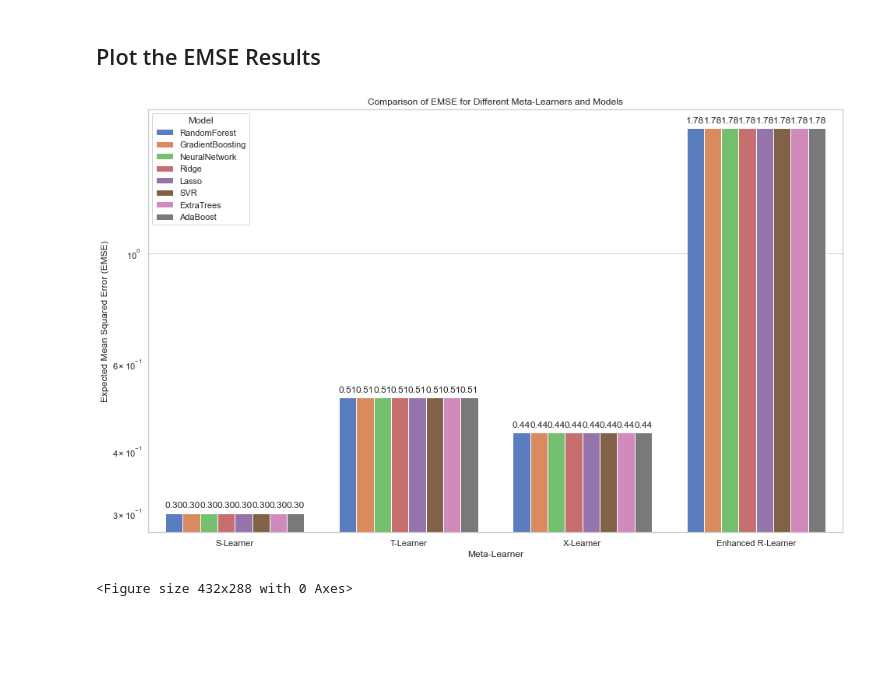
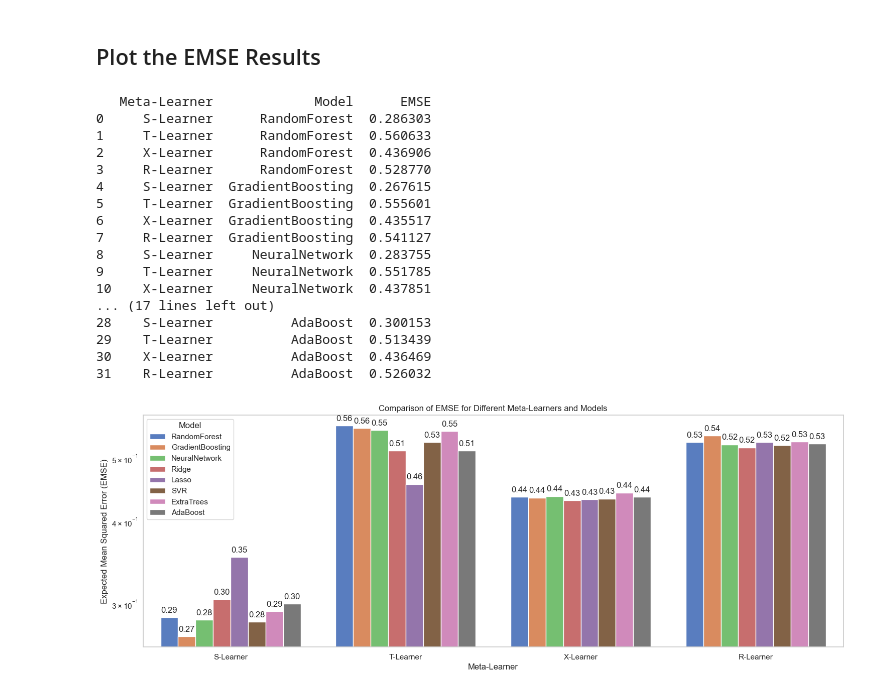
Before and after one commit to lily01awasthi/CATE_Estimation_using_Meta_Learners, a Jupyter notebook: notebooks/Model_And_hyperparameters.ipynb, the cells around one changed output. Drawn from its saved outputs; the diff is of its cells as text; code cells hidden in the pictures; blank space fills up the shorter version.

Commit message:
"New evaluation methods added"

```diff
--- a/notebooks/Model_And_hyperparameters.ipynb
+++ b/notebooks/Model_And_hyperparameters.ipynb
@@ -47,7 +47,8 @@ outcome_col = 'Y'
 # Split train and test data
 # %%
 # Split the data into training and testing sets
-train_data, test_data = train_test_split(dataset, test_size=0.3, random_state=42)
+# stratification to ensure that the proportion of treated and control individuals in Z is maintained in both training and test sets
+train_data, test_data = train_test_split(dataset, test_size=0.3, random_state=42, stratify=dataset[treatment_col])
 # %% [markdown]
 # Standardizing the Covariates
 # %% [markdown]
@@ -154,12 +144,26 @@ def grid_search_cv(data, treatment_col, outcome_col, covariate_cols, model, para
     X = data[covariate_cols + [treatment_col]]
     y = data[outcome_col]
 
-    grid_search = GridSearchCV(estimator=model, param_grid=params, cv=5, scoring='neg_mean_squared_error', n_jobs=-1)
+    scoring_metrics = ['neg_mean_squared_error', 'neg_mean_absolute_error', 'r2']
+
+    grid_search = GridSearchCV(estimator=model, param_grid=params, cv=5, scoring=scoring_metrics, refit='neg_mean_squared_error', n_jobs=-1)
     grid_search.fit(X, y)
 
-    print(f'Best parameters for {meta_learner} with {model.__class__.__name__}: {grid_search.best_params_}')
+    # Get the best parameters and best model
+    best_model = grid_search.best_estimator_  # The best model found
+    best_params = grid_search.best_params_    # The parameters that led to the best model
+    best_score_mse = -grid_search.best_score_  # Convert back to positive MSE
 
-    return grid_search.best_estimator_
+    # Get the best MAE and R²
+    best_mae = -grid_search.cv_results_['mean_test_neg_mean_absolute_error'][grid_search.best_index_]
+    best_r2 = grid_search.cv_results_['mean_test_r2'][grid_search.best_index_]
+
+    # Print the best parameters and corresponding metrics
+    print(f"Best parameters for {meta_learner} with {model.__class__.__name__}: {best_params}")
+    print(f"Best MSE: {best_score_mse:.4f}, Best MAE: {best_mae:.4f}, Best R²: {best_r2:.4f}")
+
+    # Return the best model (estimator) and the evaluation metrics
+    return best_model, best_score_mse, best_mae, best_r2
 # %% [markdown]
 # Meta-Learners
 # %% [markdown]
@@ -320,25 +323,25 @@ from sklearn.metrics import mean_squared_error
 emse_results = []
 
 for model_name, config in param_grids.items():
-    best_model = grid_search_cv(train_data, treatment_col, outcome_col, covariate_cols, config['model'], config['params'], 'S-Learner')
+    best_model, best_mse, best_mae, best_r2  = grid_search_cv(train_data, treatment_col, outcome_col, covariate_cols, config['model'], config['params'], 'S-Learner')
     s_model = s_learner(train_data, treatment_col, outcome_col, covariate_cols, best_model)
     emse_s = evaluate_emse(test_data, treatment_col, outcome_col, covariate_cols, s_model, 's')
-    emse_results.append({'Meta-Learner': 'S-Learner', 'Model': model_name, 'EMSE': emse_s})
+    emse_results.append({'Meta-Learner': 'S-Learner', 'Model': model_name, 'EMSE': emse_s,'MSE': best_mse, 'MAE': best_mae, 'R²': best_r2})
 
-    best_model = grid_search_cv(train_data, treatment_col, outcome_col, covariate_cols, config['model'], config['params'], 'T-Learner')
+    best_model, best_mse, best_mae, best_r2  = grid_search_cv(train_data, treatment_col, outcome_col, covariate_cols, config['model'], config['params'], 'T-Learner')
     t_model_treated, t_model_control = t_learner(train_data, treatment_col, outcome_col, covariate_cols, best_model)
     emse_t = evaluate_emse(test_data, treatment_col, outcome_col, covariate_cols, (t_model_treated, t_model_control), 't')
-    emse_results.append({'Meta-Learner': 'T-Learner', 'Model': model_name, 'EMSE': emse_t})
+    emse_results.append({'Meta-Learner': 'T-Learner', 'Model': model_name, 'EMSE': emse_t,'MSE': best_mse, 'MAE': best_mae, 'R²': best_r2})
 
-    best_model = grid_search_cv(train_data, treatment_col, outcome_col, covariate_cols, config['model'], config['params'], 'X-Learner')
+    best_model, best_mse, best_mae, best_r2  = grid_search_cv(train_data, treatment_col, outcome_col, covariate_cols, config['model'], config['params'], 'X-Learner')
     x_model_treated, x_model_control = x_learner(train_data, treatment_col, outcome_col, covariate_cols, best_model)
     emse_x = evaluate_emse(test_data, treatment_col, outcome_col, covariate_cols, (x_model_treated, x_model_control), 'x')
-    emse_results.append({'Meta-Learner': 'X-Learner', 'Model': model_name, 'EMSE': emse_x})
+    emse_results.append({'Meta-Learner': 'X-Learner', 'Model': model_name, 'EMSE': emse_x,'MSE': best_mse, 'MAE': best_mae, 'R²': best_r2})
 
-    best_model = grid_search_cv(train_data, treatment_col, outcome_col, covariate_cols, config['model'], config['params'], 'R-Learner')
-    r_model, y_model, t_model, y_residual, t_residual = enhanced_r_learner(train_data, treatment_col, outcome_col, covariate_cols, best_model)
+    best_model, best_mse, best_mae, best_r2  = grid_search_cv(train_data, treatment_col, outcome_col, covariate_cols, config['model'], config['params'], 'R-Learner')
+    r_model, y_model, t_model, y_residual, t_residual = r_learner(train_data, treatment_col, outcome_col, covariate_cols, best_model)
     emse_r = evaluate_emse(test_data, treatment_col, outcome_col, covariate_cols, (r_model, y_model, t_model, y_residual, t_residual), 'r')
-    emse_results.append({'Meta-Learner': 'R-Learner', 'Model': model_name, 'EMSE': emse_r})
+    emse_results.append({'Meta-Learner': 'R-Learner', 'Model': model_name, 'EMSE': emse_r,'MSE': best_mse, 'MAE': best_mae, 'R²': best_r2})
 
 emse_df = pd.DataFrame(emse_results)
 # %% [output]
@@ -350,29 +365,45 @@ NameError: name 'enhanced_r_learner' is not defined
 # %% [markdown]
 ## Plot the EMSE Results
 # %%
+print(emse_df)
 import matplotlib.pyplot as plt
 import seaborn as sns
 
 sns.set(style="whitegrid")
 
-plt.figure(figsize=(16, 10))
+plt.figure(figsize=(18, 6))
 ax = sns.barplot(x='Meta-Learner', y='EMSE', hue='Model', data=emse_df, palette="muted")
 plt.title('Comparison of EMSE for Different Meta-Learners and Models')
 plt.xlabel('Meta-Learner')
 plt.ylabel('Expected Mean Squared Error (EMSE)')
 plt.legend(title='Model')
 plt.yscale('log')
 
 # Adding the numbers on top of the bars
 for p in ax.patches:
     ax.annotate(f'{p.get_height():.2f}',
                 (p.get_x() + p.get_width() / 2., p.get_height()),
                 ha='center', va='center',
                 xytext=(0, 10),
                 textcoords='offset points')
 
 plt.show()
-plt.savefig("Model_Evaluation_using_GridSearch.png", dpi=300)
 # %% [output]
+   Meta-Learner             Model      EMSE
+0     S-Learner      RandomForest  0.286303
+1     T-Learner      RandomForest  0.560633
+2     X-Learner      RandomForest  0.436906
+3     R-Learner      RandomForest  0.528770
+4     S-Learner  GradientBoosting  0.267615
+5     T-Learner  GradientBoosting  0.555601
+6     X-Learner  GradientBoosting  0.435517
+7     R-Learner  GradientBoosting  0.541127
+8     S-Learner     NeuralNetwork  0.283755
+9     T-Learner     NeuralNetwork  0.551785
+10    X-Learner     NeuralNetwork  0.437851
+... (17 lines left out)
+28    S-Learner          AdaBoost  0.300153
+29    T-Learner          AdaBoost  0.513439
+30    X-Learner          AdaBoost  0.436469
+31    R-Learner          AdaBoost  0.526032
-[figure, old version]
+[figure, new version]
-<Figure size 432x288 with 0 Axes>
```
Also changed, not shown: parts of 3 cells of this notebook, 7 other files.
